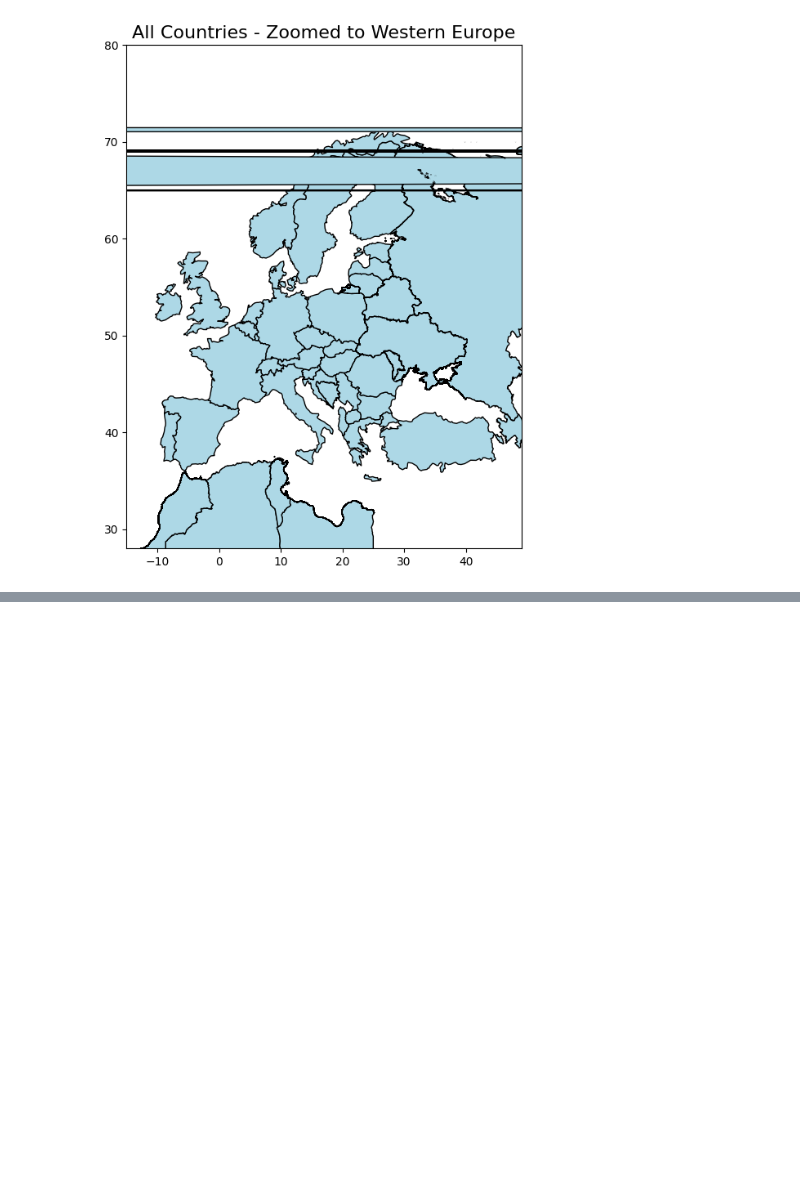
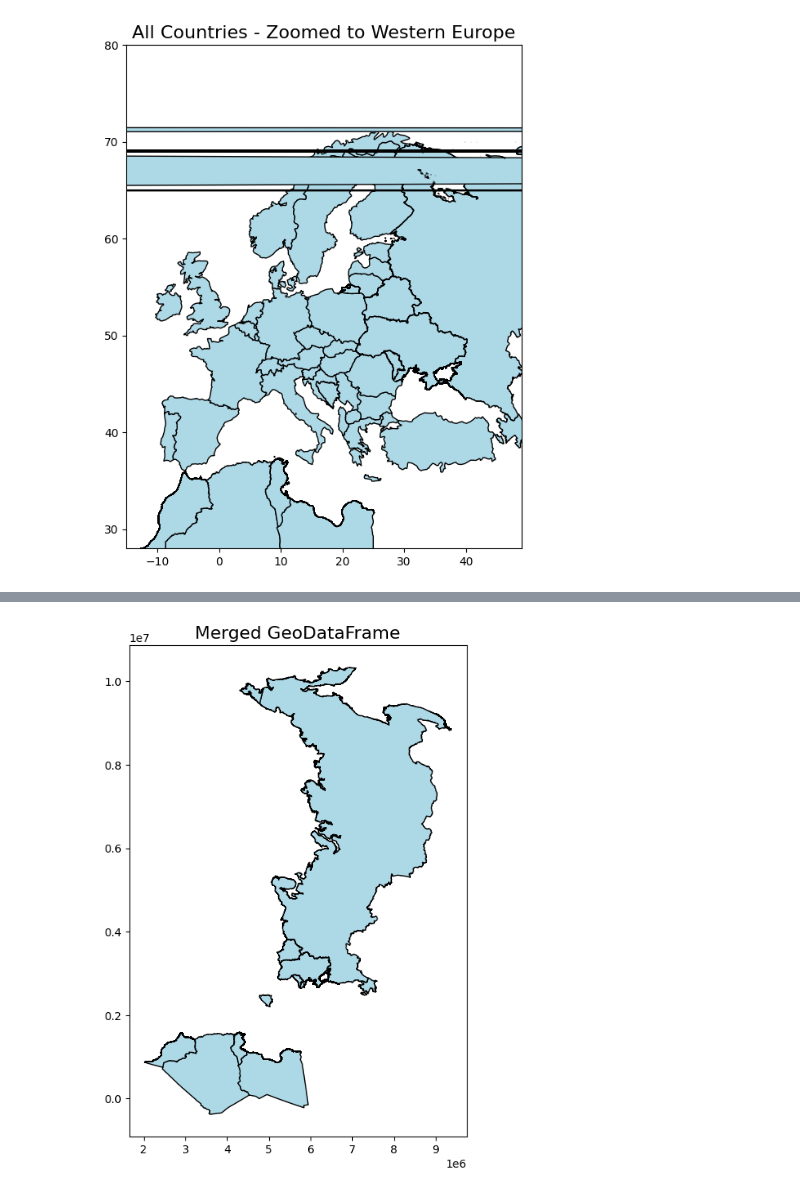
Before and after one commit to CSEI-EU/gas_infrastructure_model, a Jupyter notebook: 00_code_base/05_test_files/Get_Centroids_and_Distances.ipynb, the cells around one changed output, grey strips where cells are left out. Saved outputs shown, nothing was run; the diff lists cells and outputs as text; code cells hidden in the pictures; blank space fills up the shorter version.

```diff
--- a/00_code_base/05_test_files/Get_Centroids_and_Distances.ipynb
+++ b/00_code_base/05_test_files/Get_Centroids_and_Distances.ipynb
@@ -569,3 +569,13 @@ ax.set_title("All Countries - Zoomed to Western Europe", fontsize=16)
 plt.show()
 # %% [output]
 [figure]
+# %%
+#get the area of each polygon of the countries
+areas_merged_countries_df = calculate_polygon_areas(merged_countries_gdf)
+# %%
+# get the n-largest polygons for specific countries and the largest for the rest
+nuts_selection_merged_contries = {'RU': 2, 'AZ':2}
+largest_polygons_merged_df = get_custom_largest_polygons(areas_merged_countries_df, nuts_selection_merged_contries)
+
+# Display the result
+largest_polygons_merged_df
@@ -571,0 +596,17 @@ plt.show()
+# %%
+# merge polygons with the same NUTS_ID into a single MultiPolygon
+merged_add_countries_gdf = merge_polygons_by_country(largest_polygons_merged_df)
+# %%
+# Create a figure and axis with custom size
+fig, ax = plt.subplots(1, 1, figsize=(12, 8))  # Adjust the size here (width, height)
+
+# Plot the GeoDataFrame on the axis 'ax'
+merged_add_countries_gdf.plot(ax=ax, color='lightblue', edgecolor='black')
+
+# Optional: You can add a title or other customizations
+ax.set_title("Merged GeoDataFrame", fontsize=16)
+
+# Show the plot
+plt.show()
+# %% [output]
+[figure, added]
```
Also changed, not shown: parts of 2 cells of this notebook.
